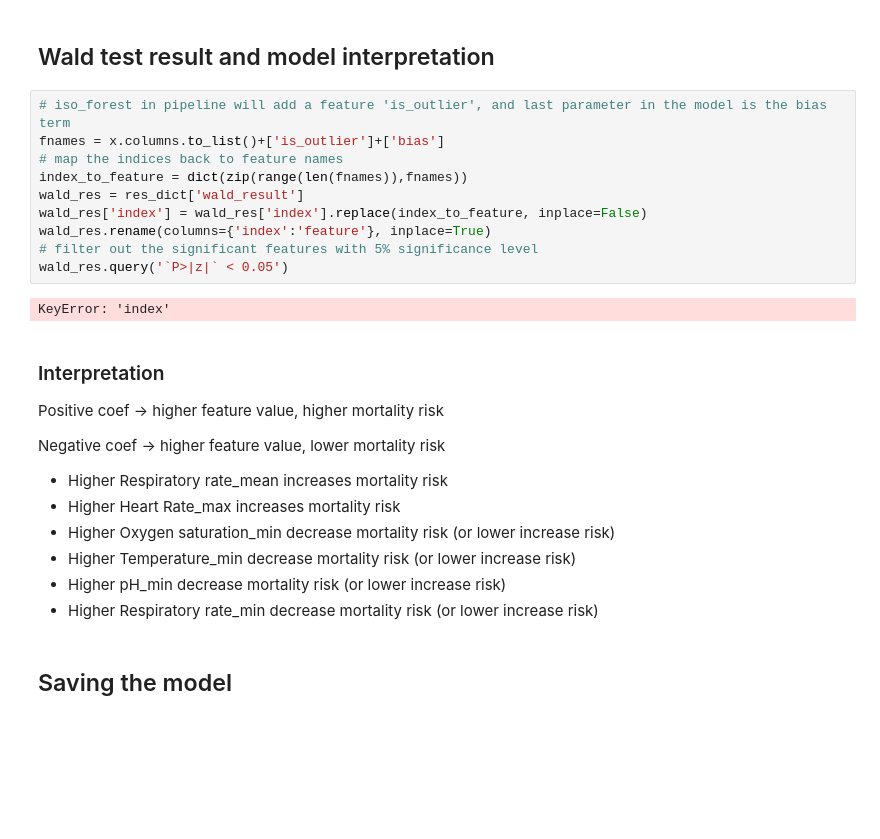
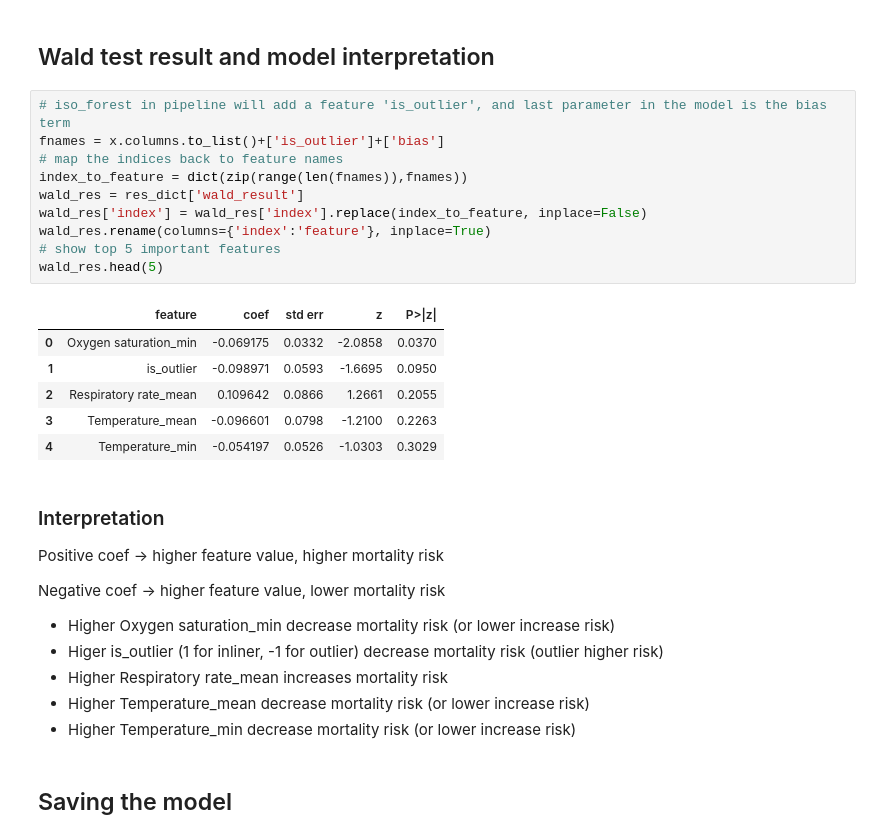
Before and after one commit to Johneinsteinwong/COMP7015_GroupProject, a Jupyter notebook: training.ipynb, the cells around one changed output. Cells and saved outputs as stored; diff of their text form; blank space fills up the shorter version.

```diff
--- a/training.ipynb
+++ b/training.ipynb
@@ -90,26 +91,30 @@ plt.show()
 # %%
 # iso_forest in pipeline will add a feature 'is_outlier', and last parameter in the model is the bias term
 fnames = x.columns.to_list()+['is_outlier']+['bias']
 # map the indices back to feature names
 index_to_feature = dict(zip(range(len(fnames)),fnames))
 wald_res = res_dict['wald_result']
 wald_res['index'] = wald_res['index'].replace(index_to_feature, inplace=False)
 wald_res.rename(columns={'index':'feature'}, inplace=True)
-# filter out the significant features with 5% significance level
-wald_res.query('`P>|z|` < 0.05')
+# show top 5 important features
+wald_res.head(5)
 # %% [output]
-KeyError: 'index'
+|  | feature | coef | std err | z | P>|z| |
+| 0 | Oxygen saturation_min | -0.069175 | 0.0332 | -2.0858 | 0.0370 |
+| 1 | is_outlier | -0.098971 | 0.0593 | -1.6695 | 0.0950 |
+| 2 | Respiratory rate_mean | 0.109642 | 0.0866 | 1.2661 | 0.2055 |
+| 3 | Temperature_mean | -0.096601 | 0.0798 | -1.2100 | 0.2263 |
+| 4 | Temperature_min | -0.054197 | 0.0526 | -1.0303 | 0.3029 |
 # %% [markdown]
 ### Interpretation
 Positive coef -> higher feature value, higher mortality risk
 
 Negative coef -> higher feature value, lower mortality risk
+- Higher Oxygen saturation_min decrease mortality risk (or lower increase risk)
+- Higer is_outlier (1 for inliner, -1 for outlier) decrease mortality risk (outlier higher risk)
 - Higher Respiratory rate_mean increases mortality risk
-- Higher Heart Rate_max increases mortality risk
-- Higher Oxygen saturation_min decrease mortality risk (or lower increase risk)
+- Higher Temperature_mean decrease mortality risk (or lower increase risk)
 - Higher Temperature_min decrease mortality risk (or lower increase risk)
-- Higher pH_min decrease mortality risk (or lower increase risk)
-- Higher Respiratory rate_min decrease mortality risk (or lower increase risk)
 # %% [markdown]
 ## Saving the model
 # %%
```
Also changed, not shown: parts of 8 cells of this notebook, 15 other files.
